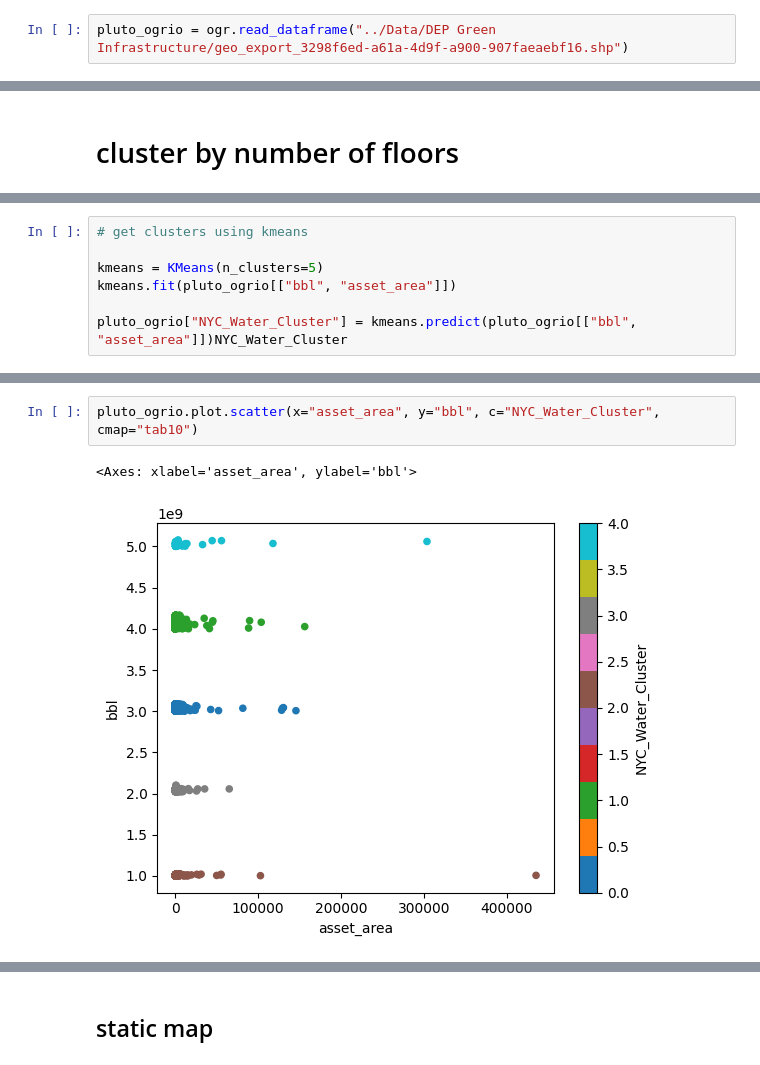
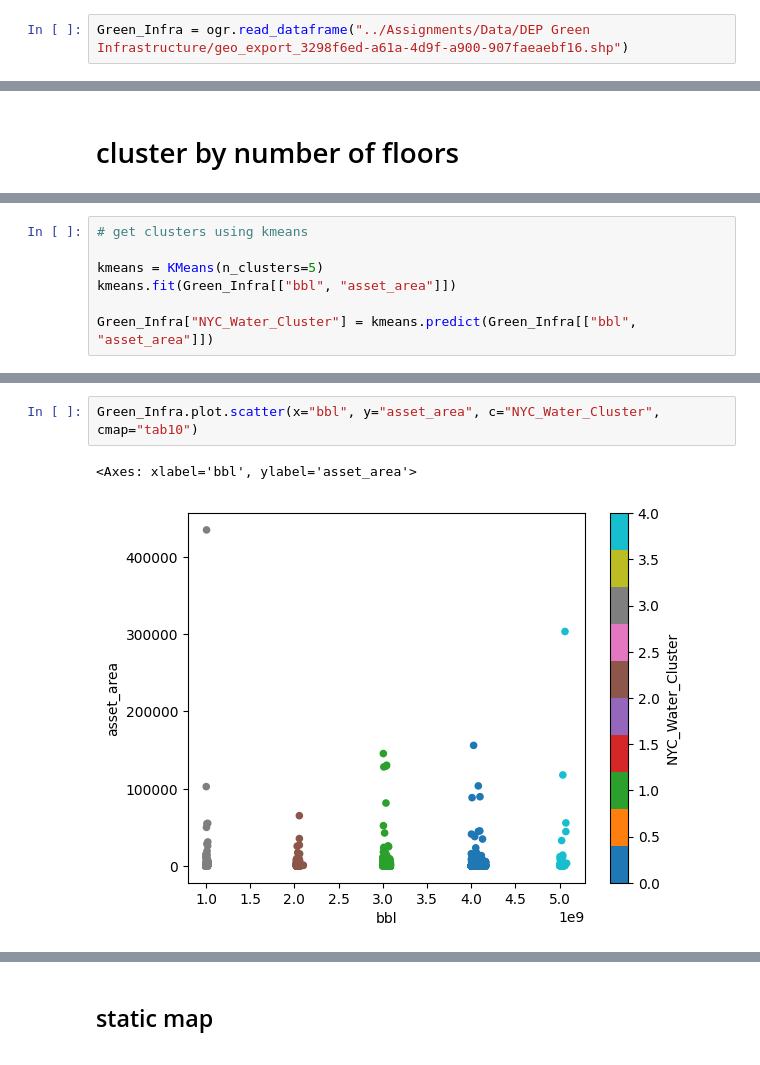
Before and after one commit to Risekk37/cdp-mapping-systems, a Jupyter notebook: Assignments/01_Assignments_Kitae_Kim.ipynb, the cells around one changed output, grey strips where cells are left out. Cells and saved outputs as stored; diff of their text form.

Commit message:
Edit Assignment

```diff
--- a/Assignments/01_Assignments_Kitae_Kim.ipynb
+++ b/Assignments/01_Assignments_Kitae_Kim.ipynb
@@ -17,2 +17,2 @@ import pydeck as pdk
 # %%
-pluto_ogrio = ogr.read_dataframe("../Data/DEP Green Infrastructure/geo_export_3298f6ed-a61a-4d9f-a900-907faeaebf16.shp")
+Green_Infra = ogr.read_dataframe("../Assignments/Data/DEP Green Infrastructure/geo_export_3298f6ed-a61a-4d9f-a900-907faeaebf16.shp")
@@ -182,7 +168,7 @@ What does this distribution tell us about the number of floors in each borough?
 # get clusters using kmeans
 
 kmeans = KMeans(n_clusters=5)
-kmeans.fit(pluto_ogrio[["bbl", "asset_area"]])
+kmeans.fit(Green_Infra[["bbl", "asset_area"]])
 
-pluto_ogrio["NYC_Water_Cluster"] = kmeans.predict(pluto_ogrio[["bbl", "asset_area"]])NYC_Water_Cluster
+Green_Infra["NYC_Water_Cluster"] = kmeans.predict(Green_Infra[["bbl", "asset_area"]])
 # %%
@@ -198,5 +184,5 @@ pluto_ogrio.groupby("NYC_Water_Cluster").asset_area.describe().sort_values("max"
 # %%
-pluto_ogrio.plot.scatter(x="asset_area", y="bbl", c="NYC_Water_Cluster", cmap="tab10")
+Green_Infra.plot.scatter(x="bbl", y="asset_area", c="NYC_Water_Cluster", cmap="tab10")
 # %% [output]
-<Axes: xlabel='asset_area', ylabel='bbl'>
+<Axes: xlabel='bbl', ylabel='asset_area'>
-[figure, old version]
+[figure, new version]
```
Also changed, not shown: parts of 67 cells of this notebook, 23 other files.
